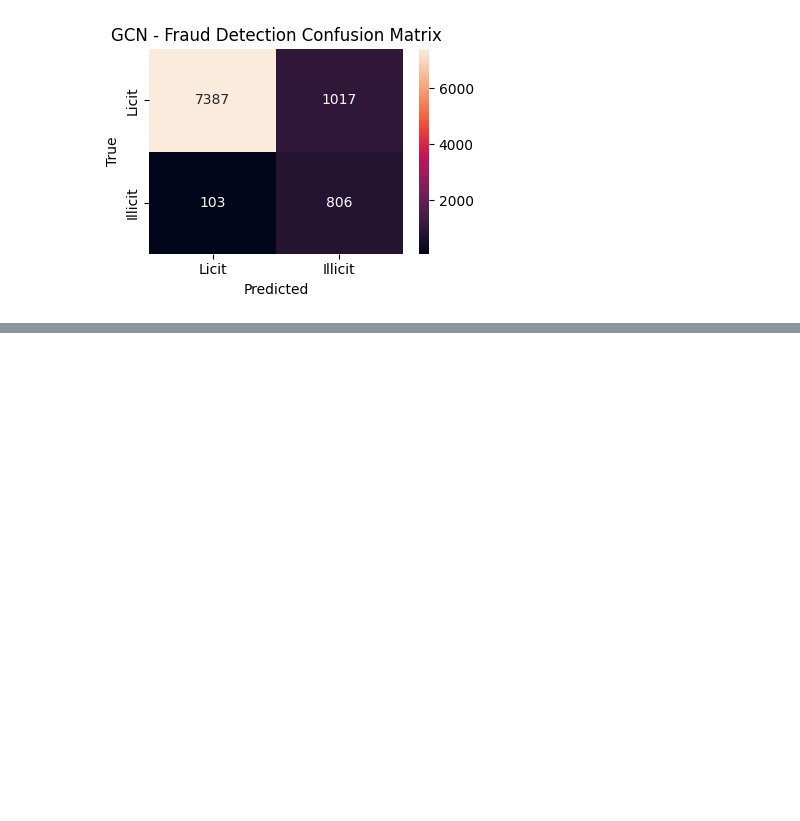
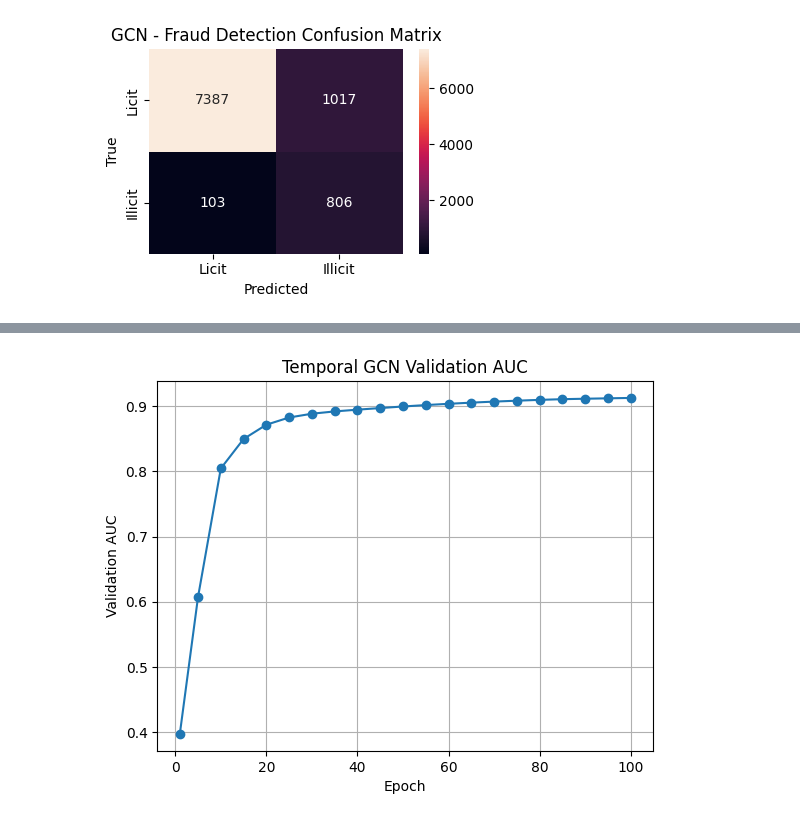
Before and after one commit to Ignite7871/Fraud-Detection-GNN, a Jupyter notebook: frauddetection.ipynb, the cells around one changed output, grey strips where cells are left out. Saved outputs shown, nothing was run; the diff lists cells and outputs as text; code cells hidden in the pictures; blank space fills up the shorter version.

```diff
--- a/frauddetection.ipynb
+++ b/frauddetection.ipynb
@@ -224,0 +402,18 @@ plt.show()
+# %%
+set_seed(SEED)
+
+temporal_model, temporal_criterion, temporal_optimizer = (
+    build_training_components(
+        temporal_train_data
+    )
+)
+
+temporal_val_history = train_gcn(
+    temporal_model,
+    temporal_train_data,
+    temporal_criterion,
+    temporal_optimizer,
+    epochs=100,
+    eval_data=temporal_val_data,
+    eval_split="val",
+)
@@ -224,0 +492,31 @@ plt.show()
+# %%
+temporal_epochs = [
+    e
+    for e, a, f, u
+    in temporal_val_history
+]
+
+temporal_auc_history = [
+    u
+    for e, a, f, u
+    in temporal_val_history
+]
+
+plt.figure()
+
+plt.plot(
+    temporal_epochs,
+    temporal_auc_history,
+    marker="o",
+)
+
+plt.xlabel("Epoch")
+plt.ylabel("Validation AUC")
+plt.title(
+    "Temporal GCN Validation AUC"
+)
+
+plt.grid(True)
+plt.show()
+# %% [output]
+[figure, added]
```
Also changed, not shown: parts of 10 cells of this notebook, 4 other files.
